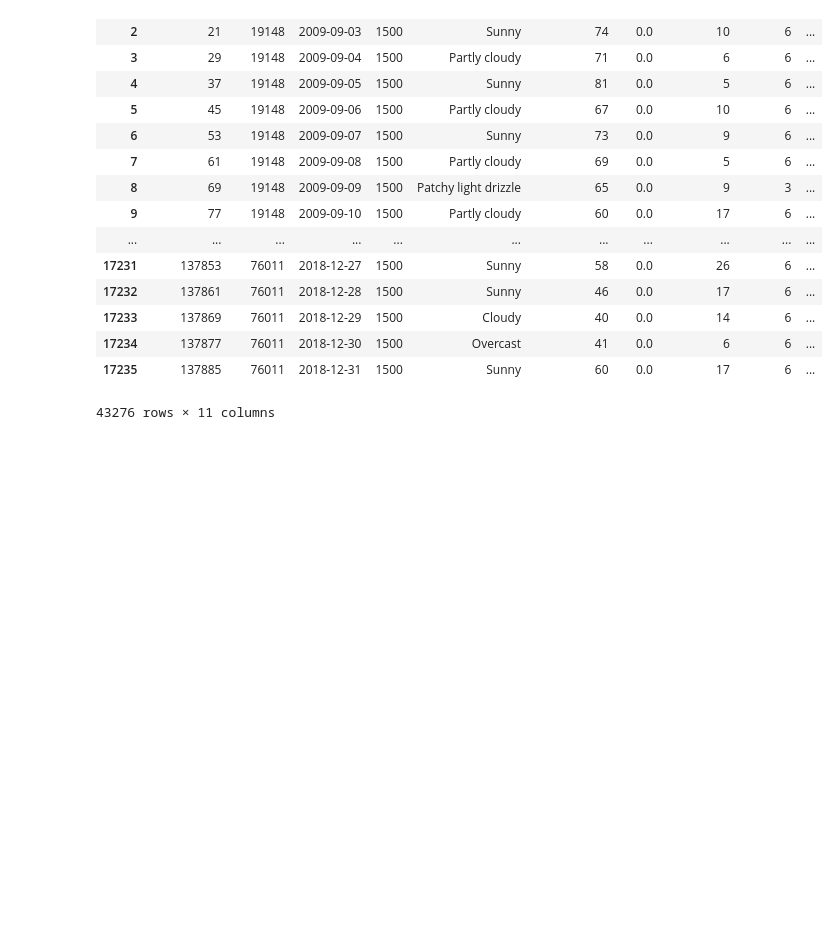
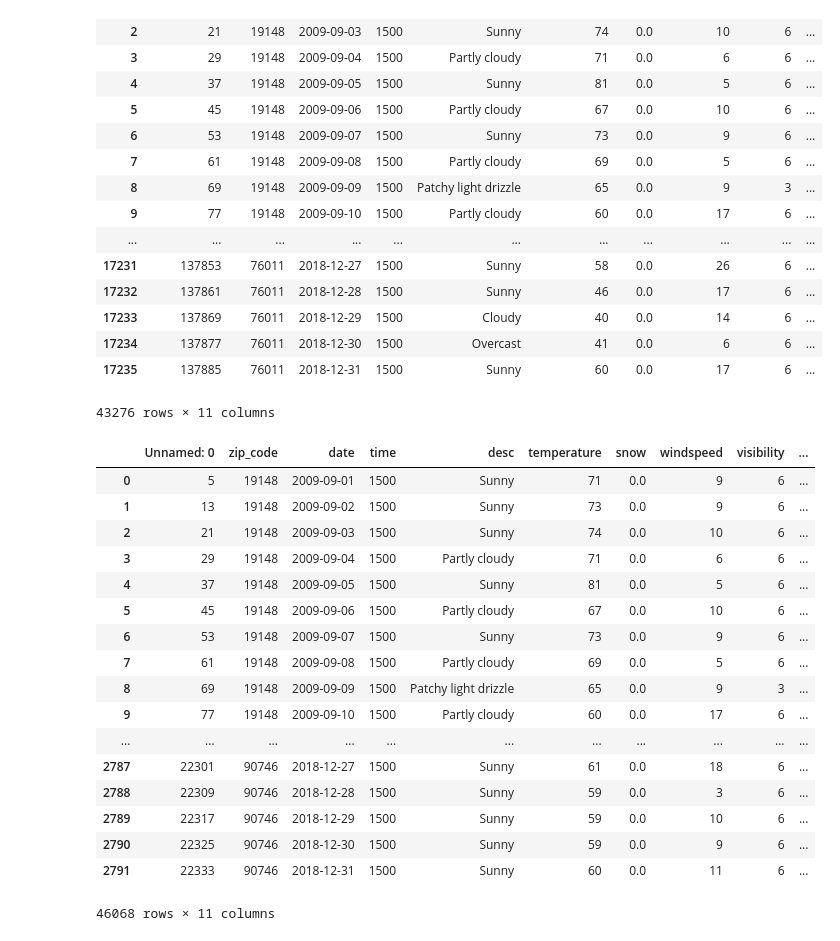
Before and after one commit to tiroger/Prediciting_NFL_Stats_ML, a Jupyter notebook: weather_data_combined.ipynb, the cells around one changed output. Cells and saved outputs as stored; diff of their text form; code cells hidden in the pictures; blank space fills up the shorter version.

```diff
--- a/weather_data_combined.ipynb
+++ b/weather_data_combined.ipynb
@@ -111,6 +133,28 @@ df_combined
 | 17234 | 137877 | 76011 | 2018-12-30 | 1500 | Overcast | 41 | 0.0 | 6 | 6 | ... |
 | 17235 | 137885 | 76011 | 2018-12-31 | 1500 | Sunny | 60 | 0.0 | 17 | 6 | ... |
 43276 rows × 11 columns
+# %%
+df_combined = df_combined.append(df_LA_LAC)
+df_combined
+# %% [output]
+|  | Unnamed: 0 | zip_code | date | time | desc | temperature | snow | windspeed | visibility | ... |
+| 0 | 5 | 19148 | 2009-09-01 | 1500 | Sunny | 71 | 0.0 | 9 | 6 | ... |
+| 1 | 13 | 19148 | 2009-09-02 | 1500 | Sunny | 73 | 0.0 | 9 | 6 | ... |
+| 2 | 21 | 19148 | 2009-09-03 | 1500 | Sunny | 74 | 0.0 | 10 | 6 | ... |
+| 3 | 29 | 19148 | 2009-09-04 | 1500 | Partly cloudy | 71 | 0.0 | 6 | 6 | ... |
+| 4 | 37 | 19148 | 2009-09-05 | 1500 | Sunny | 81 | 0.0 | 5 | 6 | ... |
+| 5 | 45 | 19148 | 2009-09-06 | 1500 | Partly cloudy | 67 | 0.0 | 10 | 6 | ... |
+| 6 | 53 | 19148 | 2009-09-07 | 1500 | Sunny | 73 | 0.0 | 9 | 6 | ... |
+| 7 | 61 | 19148 | 2009-09-08 | 1500 | Partly cloudy | 69 | 0.0 | 5 | 6 | ... |
+| 8 | 69 | 19148 | 2009-09-09 | 1500 | Patchy light drizzle | 65 | 0.0 | 9 | 3 | ... |
+| 9 | 77 | 19148 | 2009-09-10 | 1500 | Partly cloudy | 60 | 0.0 | 17 | 6 | ... |
+| ... | ... | ... | ... | ... | ... | ... | ... | ... | ... | ... |
+| 2787 | 22301 | 90746 | 2018-12-27 | 1500 | Sunny | 61 | 0.0 | 18 | 6 | ... |
+| 2788 | 22309 | 90746 | 2018-12-28 | 1500 | Sunny | 59 | 0.0 | 3 | 6 | ... |
+| 2789 | 22317 | 90746 | 2018-12-29 | 1500 | Sunny | 59 | 0.0 | 10 | 6 | ... |
+| 2790 | 22325 | 90746 | 2018-12-30 | 1500 | Sunny | 59 | 0.0 | 9 | 6 | ... |
+| 2791 | 22333 | 90746 | 2018-12-31 | 1500 | Sunny | 60 | 0.0 | 11 | 6 | ... |
+46068 rows × 11 columns
 # %%
 df_combined = df_combined.drop(columns=['Unnamed: 0','time'])
 # %%
```
Also changed, not shown: parts of 3 cells of this notebook, 13 other files.
